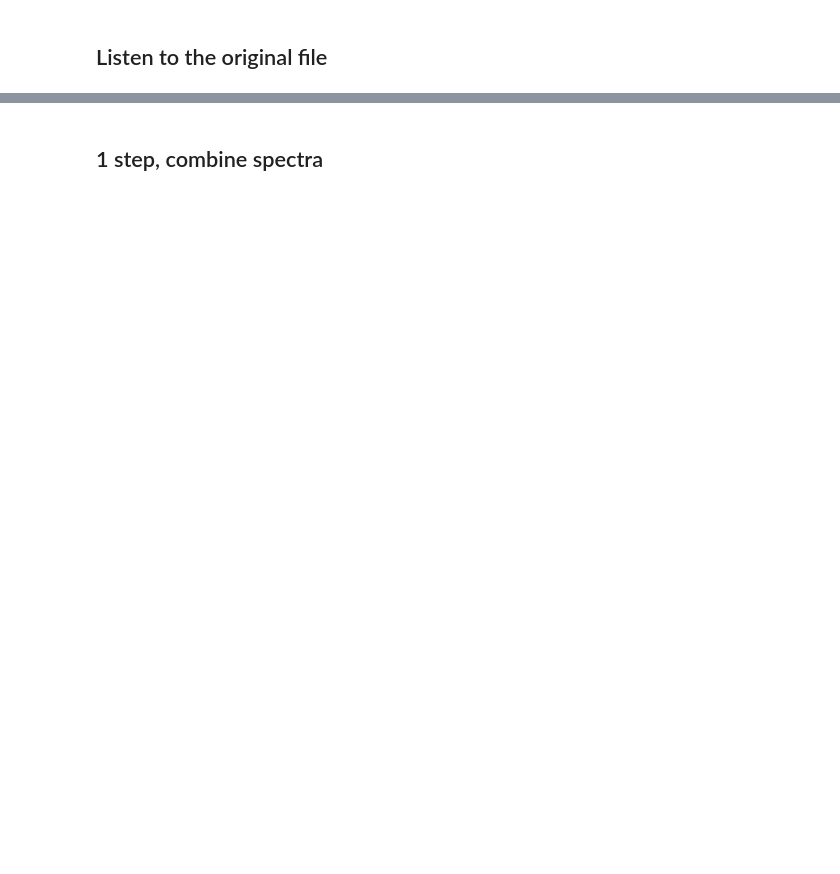
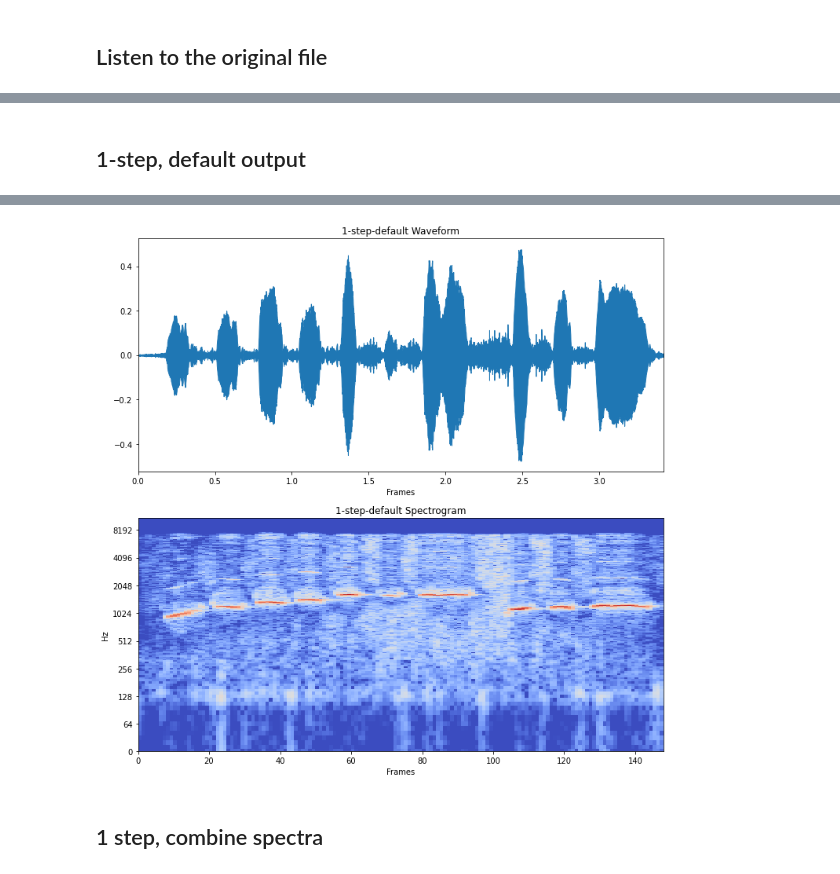
Before and after one commit to fdch/dreamsound, a Jupyter notebook: DreamSound_v_1.ipynb, the cells around one changed output, grey strips where cells are left out. Drawn from its saved outputs; the diff is of its cells as text; code cells hidden in the pictures; blank space fills up the shorter version.

```diff
--- a/DreamSound_v_1.ipynb
+++ b/DreamSound_v_1.ipynb
@@ -123,15 +111,20 @@ def dream_big(waveform, model, layername,
         gradients /= tf.math.reduce_std(gradients) + 1e-8
 
         if ot == 0:
-            wavetensor = add_min_length(wavetensor, combine_spectra(wavetensor, gradients, mul=step_size))
+            # combine spectra
+            wavetensor = combine_spectra(wavetensor, gradients, mul=step_size)
+        elif ot == 1:
+            # default
+            # In gradient ascent, the "loss" is maximized so that
+            # the input image increasingly "excites" the layers.
+            # You can update the image by directly adding the gradients
+            wavetensor += gradients * step_size
         elif ot == 2:
-            wavetensor = add_min_length(wavetensor, combine_spectra(gradients,wavetensor, mul=step_size) * step_size)
-        elif ot == 1:
-        # In gradient ascent, the "loss" is maximized so that the input image increasingly "excites" the layers.
-        # You can update the image by directly adding the gradients (because they're the same shape!)
-            wavetensor += gradients * step_size
+            # combine spectra, flipped
+            wavetensor = combine_spectra(gradients, wavetensor, mul=step_size)
         else:
-            wavetensor =  gradients
+            # return gradients only
+            wavetensor = gradients
 
     return wavetensor
 # %%
@@ -170,0 +177,5 @@ def dbspec(d):
+# %% [markdown]
+## 1-step, default output
+# %%
+plot_and_listen(dream_big(waveform, yamnet, yamnet.layers[-1].name, step_size=0.01).numpy(), label="1-step-default")
+# %% [output]
@@ -171,2 +183,3 @@ def dbspec(d):
+[figure, added]
 # %% [markdown]
 ## 1 step, combine spectra
```
Also changed, not shown: parts of 24 cells of this notebook.
